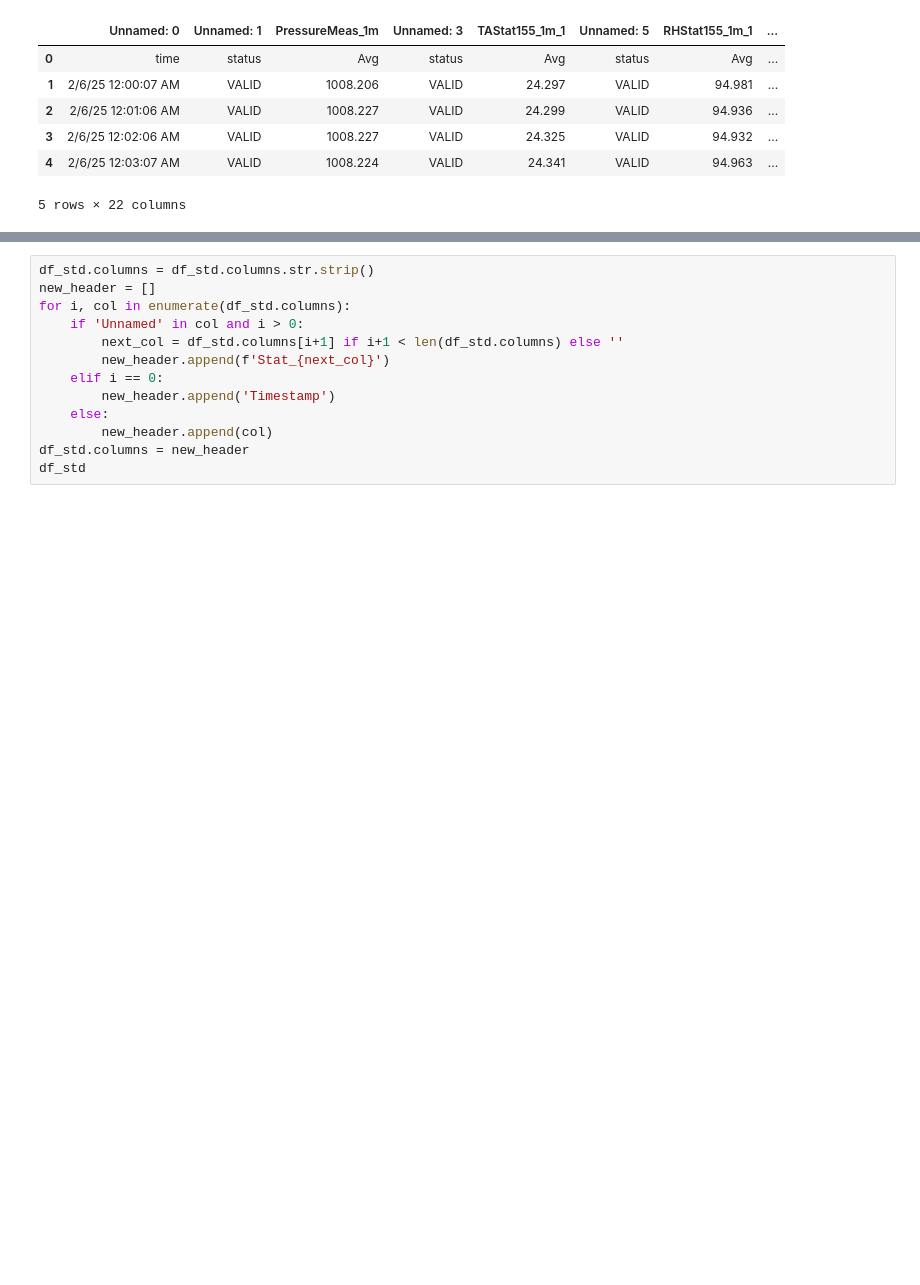
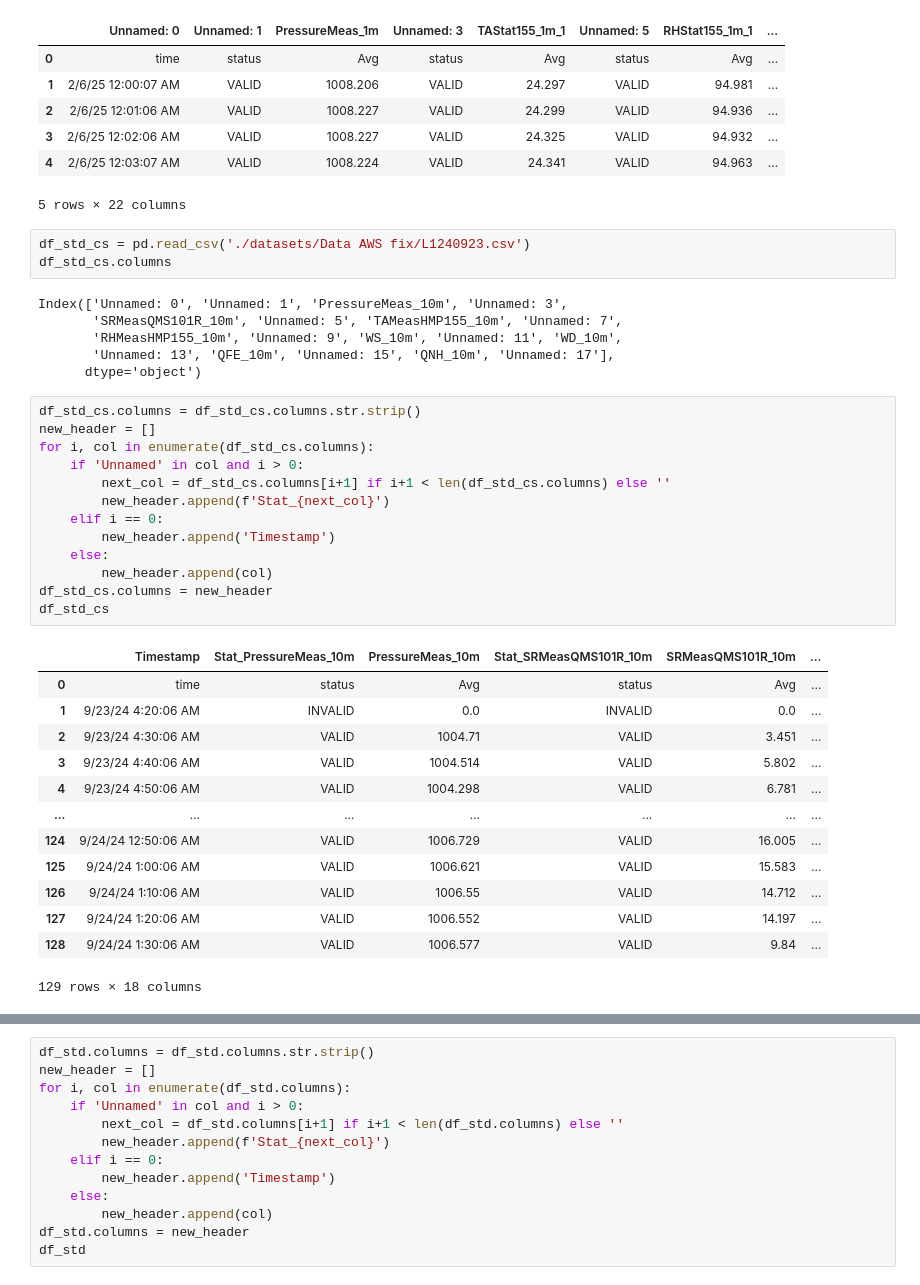
Before and after one commit to HandiSutriyan/CompareDataLapang, a Jupyter notebook: analisis.ipynb, the cells around one changed output, grey strips where cells are left out. Saved outputs shown, nothing was run; the diff lists cells and outputs as text; blank space fills up the shorter version.

```diff
--- a/analisis.ipynb
+++ b/analisis.ipynb
@@ -56,3 +56,39 @@ df_std.head()
 | 3 | 2/6/25 12:02:06 AM | VALID | 1008.227 | VALID | 24.325 | VALID | 94.932 | ... |
 | 4 | 2/6/25 12:03:07 AM | VALID | 1008.224 | VALID | 24.341 | VALID | 94.963 | ... |
 5 rows × 22 columns
+# %%
+df_std_cs = pd.read_csv('./datasets/Data AWS fix/L1240923.csv')
+df_std_cs.columns
+# %% [output]
+Index(['Unnamed: 0', 'Unnamed: 1', 'PressureMeas_10m', 'Unnamed: 3',
+       'SRMeasQMS101R_10m', 'Unnamed: 5', 'TAMeasHMP155_10m', 'Unnamed: 7',
+       'RHMeasHMP155_10m', 'Unnamed: 9', 'WS_10m', 'Unnamed: 11', 'WD_10m',
+       'Unnamed: 13', 'QFE_10m', 'Unnamed: 15', 'QNH_10m', 'Unnamed: 17'],
+      dtype='object')
+# %%
+df_std_cs.columns = df_std_cs.columns.str.strip()
+new_header = []
+for i, col in enumerate(df_std_cs.columns):
+    if 'Unnamed' in col and i > 0:
+        next_col = df_std_cs.columns[i+1] if i+1 < len(df_std_cs.columns) else ''
+        new_header.append(f'Stat_{next_col}')
+    elif i == 0:
+        new_header.append('Timestamp')
+    else:
+        new_header.append(col)
+df_std_cs.columns = new_header
+df_std_cs
+# %% [output]
+|  | Timestamp | Stat_PressureMeas_10m | PressureMeas_10m | Stat_SRMeasQMS101R_10m | SRMeasQMS101R_10m | ... |
+| 0 | time | status | Avg | status | Avg | ... |
+| 1 | 9/23/24 4:20:06 AM | INVALID | 0.0 | INVALID | 0.0 | ... |
+| 2 | 9/23/24 4:30:06 AM | VALID | 1004.71 | VALID | 3.451 | ... |
+| 3 | 9/23/24 4:40:06 AM | VALID | 1004.514 | VALID | 5.802 | ... |
+| 4 | 9/23/24 4:50:06 AM | VALID | 1004.298 | VALID | 6.781 | ... |
+| ... | ... | ... | ... | ... | ... | ... |
+| 124 | 9/24/24 12:50:06 AM | VALID | 1006.729 | VALID | 16.005 | ... |
+| 125 | 9/24/24 1:00:06 AM | VALID | 1006.621 | VALID | 15.583 | ... |
+| 126 | 9/24/24 1:10:06 AM | VALID | 1006.55 | VALID | 14.712 | ... |
+| 127 | 9/24/24 1:20:06 AM | VALID | 1006.552 | VALID | 14.197 | ... |
+| 128 | 9/24/24 1:30:06 AM | VALID | 1006.577 | VALID | 9.84 | ... |
+129 rows × 18 columns
```
Also changed, not shown: parts of 2 cells of this notebook, 1 other file.
